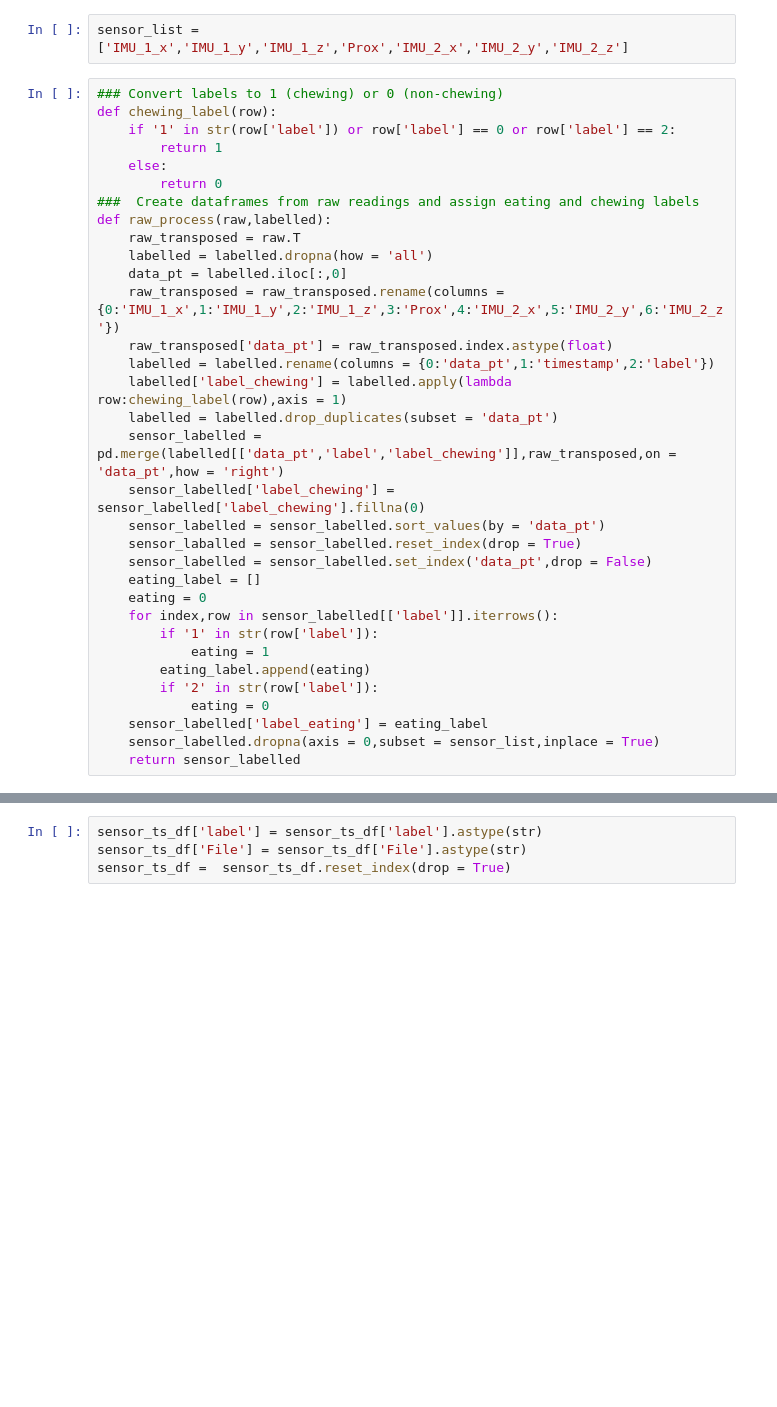
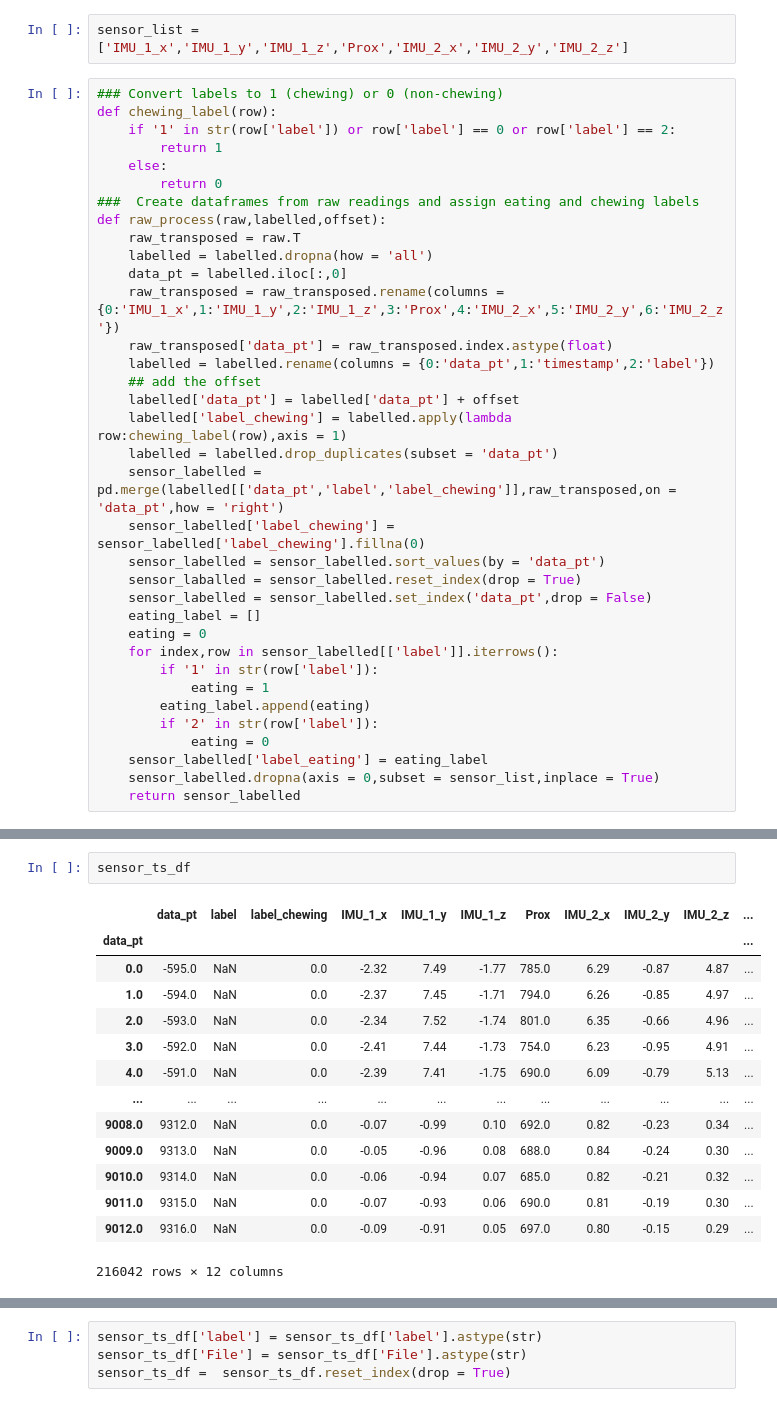
Before and after one commit to eating-detection/sensor-based, a Jupyter notebook: data_preprocessing_new.ipynb, the cells around one changed output, grey strips where cells are left out. Drawn from its saved outputs; the diff is of its cells as text; blank space fills up the shorter version.

```diff
--- a/data_preprocessing_bh.ipynb
+++ b/data_preprocessing_new.ipynb
@@ -31,13 +31,15 @@ def chewing_label(row):
     else:
         return 0
 ###  Create dataframes from raw readings and assign eating and chewing labels
-def raw_process(raw,labelled):
+def raw_process(raw,labelled,offset):
     raw_transposed = raw.T
     labelled = labelled.dropna(how = 'all')
     data_pt = labelled.iloc[:,0]
     raw_transposed = raw_transposed.rename(columns = {0:'IMU_1_x',1:'IMU_1_y',2:'IMU_1_z',3:'Prox',4:'IMU_2_x',5:'IMU_2_y',6:'IMU_2_z'})
     raw_transposed['data_pt'] = raw_transposed.index.astype(float)
     labelled = labelled.rename(columns = {0:'data_pt',1:'timestamp',2:'label'})
+    ## add the offset
+    labelled['data_pt'] = labelled['data_pt'] + offset
     labelled['label_chewing'] = labelled.apply(lambda row:chewing_label(row),axis = 1)
     labelled = labelled.drop_duplicates(subset = 'data_pt')
     sensor_labelled = pd.merge(labelled[['data_pt','label','label_chewing']],raw_transposed,on = 'data_pt',how = 'right')
@@ -150,0 +118,17 @@ sensor_ts_df = pd.concat(sensor_ts_lst,axis = 0)
+# %%
+sensor_ts_df
+# %% [output]
+|  | data_pt | label | label_chewing | IMU_1_x | IMU_1_y | IMU_1_z | Prox | IMU_2_x | IMU_2_y | IMU_2_z | ... |
+| data_pt |  |  |  |  |  |  |  |  |  |  | ... |
+| 0.0 | -595.0 | NaN | 0.0 | -2.32 | 7.49 | -1.77 | 785.0 | 6.29 | -0.87 | 4.87 | ... |
+| 1.0 | -594.0 | NaN | 0.0 | -2.37 | 7.45 | -1.71 | 794.0 | 6.26 | -0.85 | 4.97 | ... |
+| 2.0 | -593.0 | NaN | 0.0 | -2.34 | 7.52 | -1.74 | 801.0 | 6.35 | -0.66 | 4.96 | ... |
+| 3.0 | -592.0 | NaN | 0.0 | -2.41 | 7.44 | -1.73 | 754.0 | 6.23 | -0.95 | 4.91 | ... |
+| 4.0 | -591.0 | NaN | 0.0 | -2.39 | 7.41 | -1.75 | 690.0 | 6.09 | -0.79 | 5.13 | ... |
+| ... | ... | ... | ... | ... | ... | ... | ... | ... | ... | ... | ... |
+| 9008.0 | 9312.0 | NaN | 0.0 | -0.07 | -0.99 | 0.10 | 692.0 | 0.82 | -0.23 | 0.34 | ... |
+| 9009.0 | 9313.0 | NaN | 0.0 | -0.05 | -0.96 | 0.08 | 688.0 | 0.84 | -0.24 | 0.30 | ... |
+| 9010.0 | 9314.0 | NaN | 0.0 | -0.06 | -0.94 | 0.07 | 685.0 | 0.82 | -0.21 | 0.32 | ... |
+| 9011.0 | 9315.0 | NaN | 0.0 | -0.07 | -0.93 | 0.06 | 690.0 | 0.81 | -0.19 | 0.30 | ... |
+| 9012.0 | 9316.0 | NaN | 0.0 | -0.09 | -0.91 | 0.05 | 697.0 | 0.80 | -0.15 | 0.29 | ... |
+216042 rows × 12 columns
```
Also changed, not shown: parts of 9 cells of this notebook.
